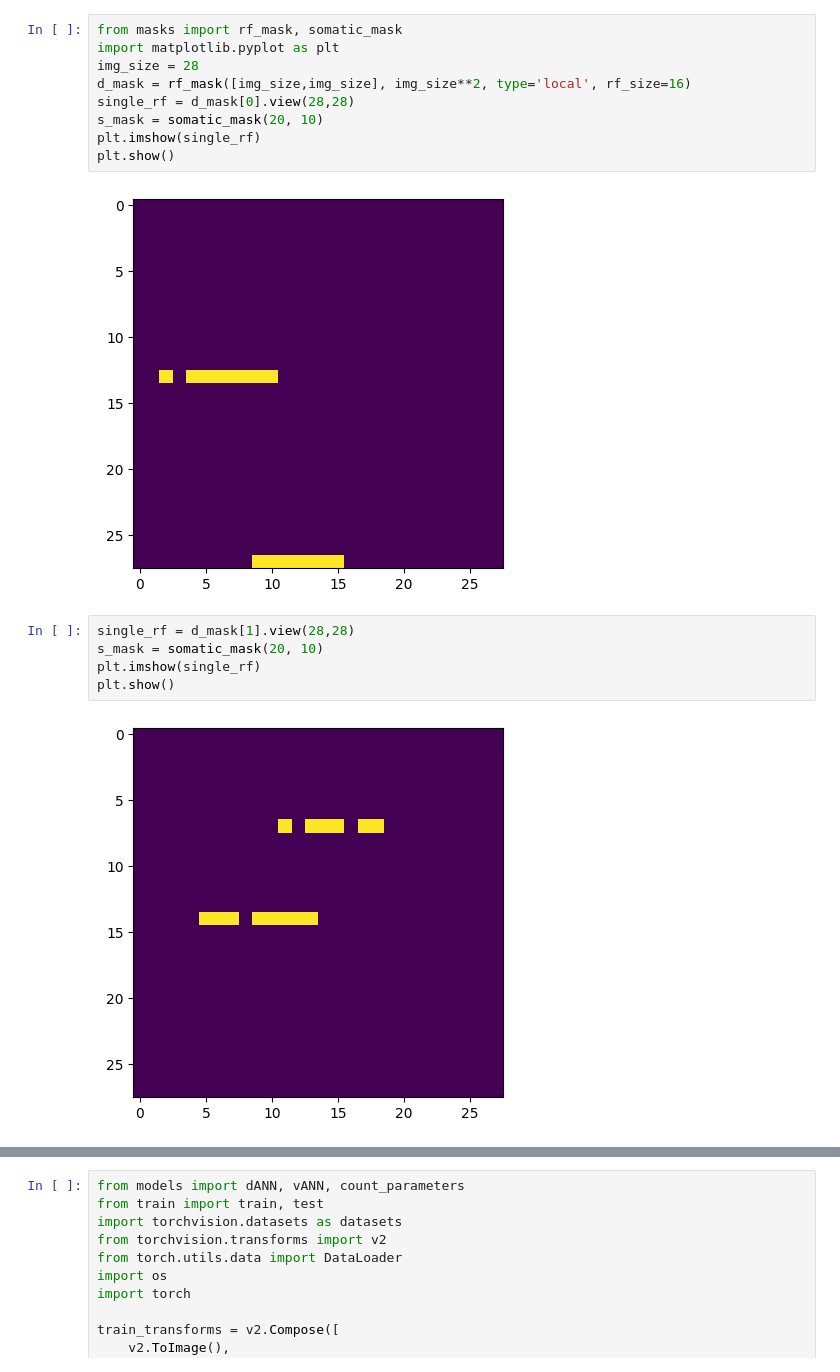
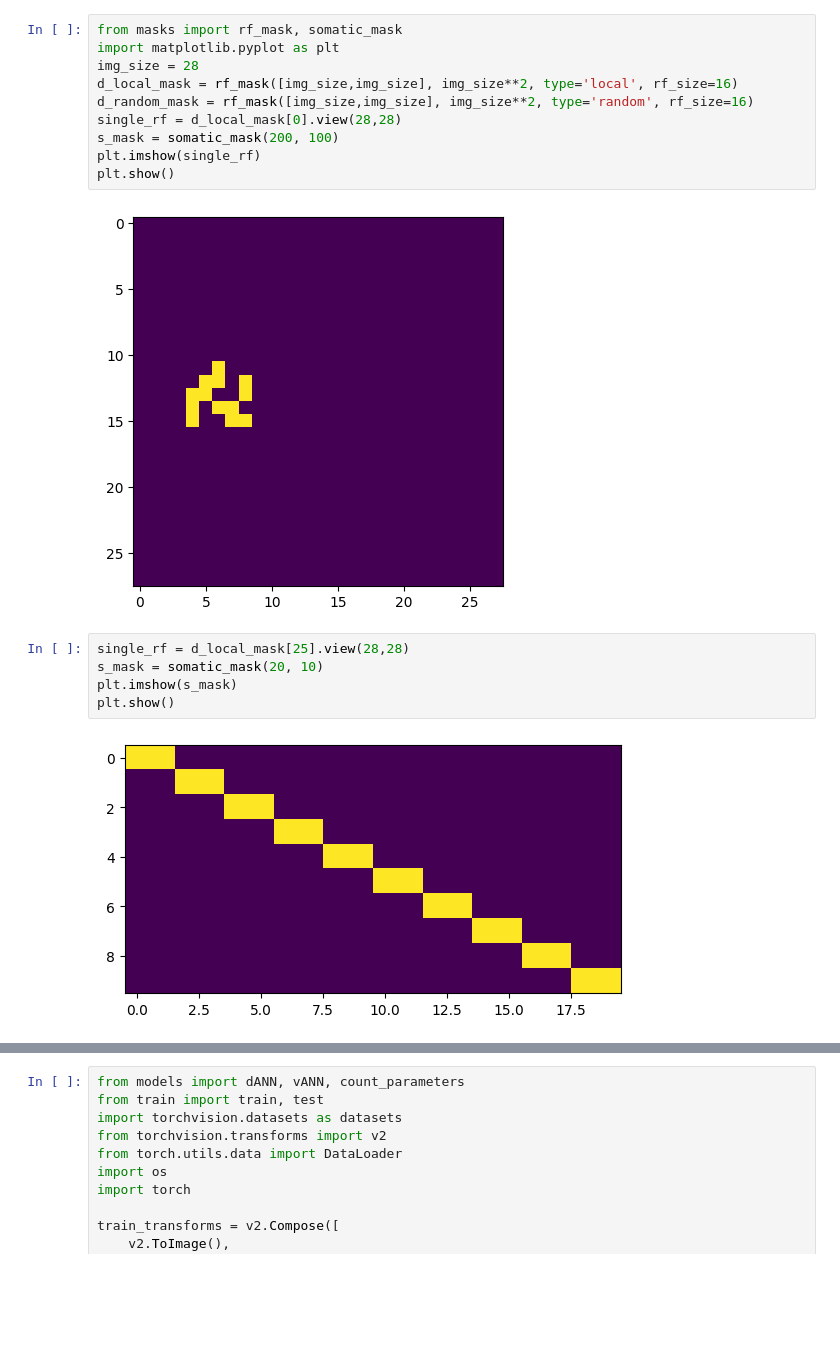
Before and after one commit to Elias-desig/dANN, a Jupyter notebook: test_stuff.ipynb, the cells around one changed output, grey strips where cells are left out. Saved outputs shown, nothing was run; the diff lists cells and outputs as text; blank space fills up the shorter version.

Commit message:
correct local RFs, global WIP

```diff
--- a/test_stuff.ipynb
+++ b/test_stuff.ipynb
@@ -2,19 +2,20 @@
 from masks import rf_mask, somatic_mask
 import matplotlib.pyplot as plt
 img_size = 28
-d_mask = rf_mask([img_size,img_size], img_size**2, type='local', rf_size=16)
-single_rf = d_mask[0].view(28,28)
-s_mask = somatic_mask(20, 10)
+d_local_mask = rf_mask([img_size,img_size], img_size**2, type='local', rf_size=16)
+d_random_mask = rf_mask([img_size,img_size], img_size**2, type='random', rf_size=16)
+single_rf = d_local_mask[0].view(28,28)
+s_mask = somatic_mask(200, 100)
 plt.imshow(single_rf)
 plt.show()
 # %% [output]
-[figure, old version]
+[figure, new version]
 # %%
-single_rf = d_mask[1].view(28,28)
+single_rf = d_local_mask[25].view(28,28)
 s_mask = somatic_mask(20, 10)
-plt.imshow(single_rf)
+plt.imshow(s_mask)
 plt.show()
 # %% [output]
-[figure, old version]
+[figure, new version]
 # %%
 import torch
```
Also changed, not shown: parts of 5 cells of this notebook, 2 other files.
